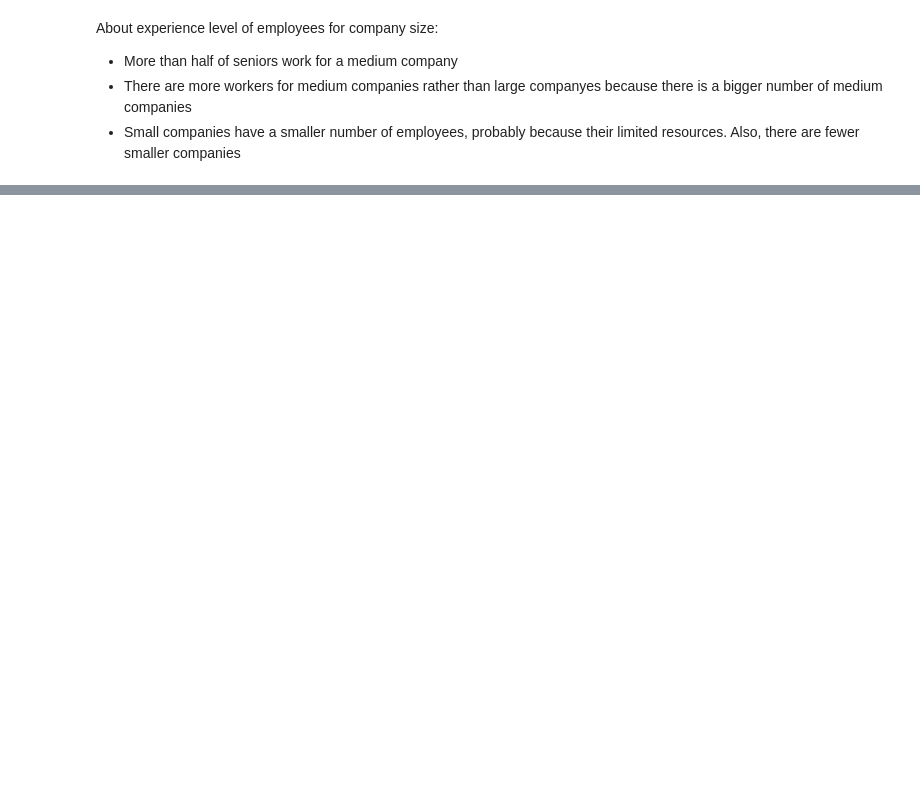
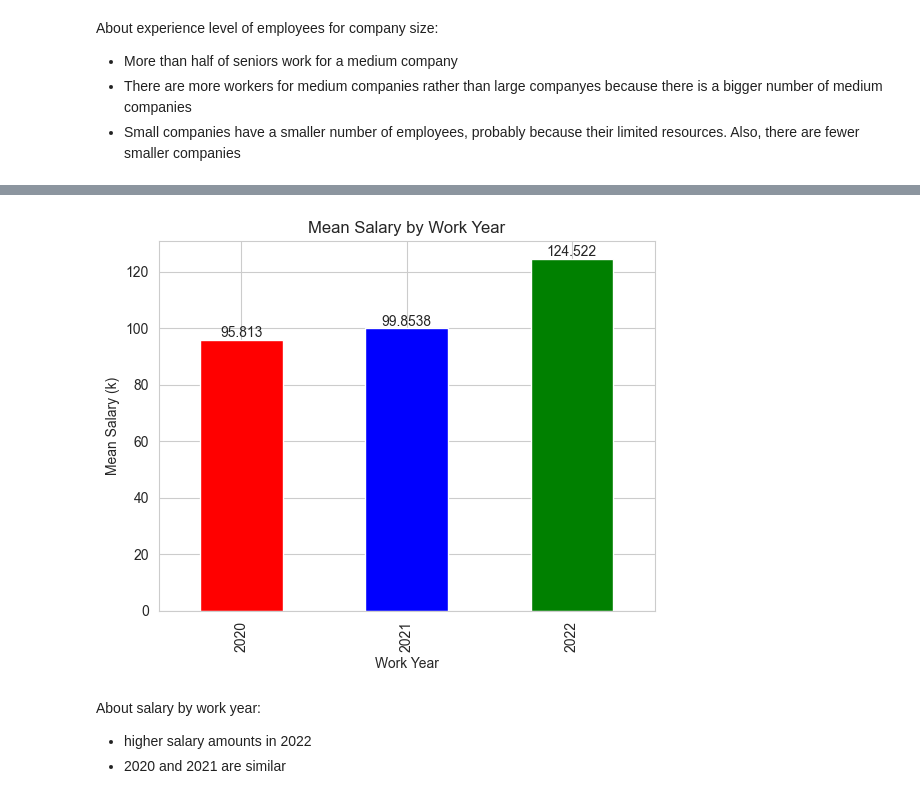
Before and after one commit to NacuAndrei/DataScience-JobSalaries, a Jupyter notebook: DataScienceSalaries.ipynb, the cells around one changed output, grey strips where cells are left out. Saved outputs shown, nothing was run; the diff lists cells and outputs as text; code cells hidden in the pictures; blank space fills up the shorter version.

```diff
--- a/DataScienceSalaries.ipynb
+++ b/DataScienceSalaries.ipynb
@@ -466,0 +488,18 @@ About experience level of employees for company size:
+# %%
+mean_salary_by_year = df.groupby('work_year')['salary_in_usd'].mean() / 1000
+
+ax = mean_salary_by_year.plot(kind='bar', color=['red', 'blue', 'green'])
+
+for bars in ax.containers:
+    ax.bar_label(bars)
+
+plt.xlabel('Work Year')
+plt.ylabel('Mean Salary (k)')
+plt.title('Mean Salary by Work Year')
+plt.show()
+# %% [output]
+[figure, added]
+# %% [markdown]
+About salary by work year:
+ - higher salary amounts in 2022
+ - 2020 and 2021 are similar
```
Also changed, not shown: parts of 17 cells of this notebook.
